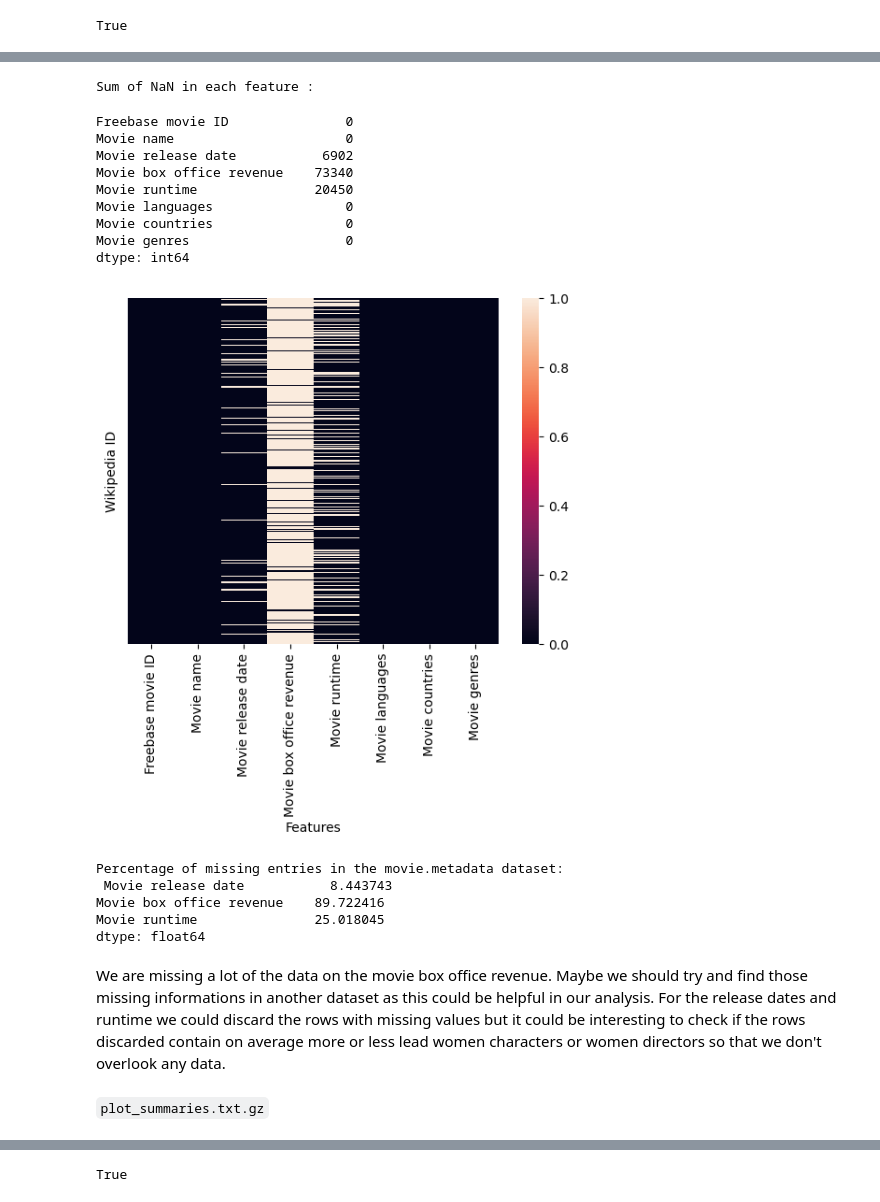
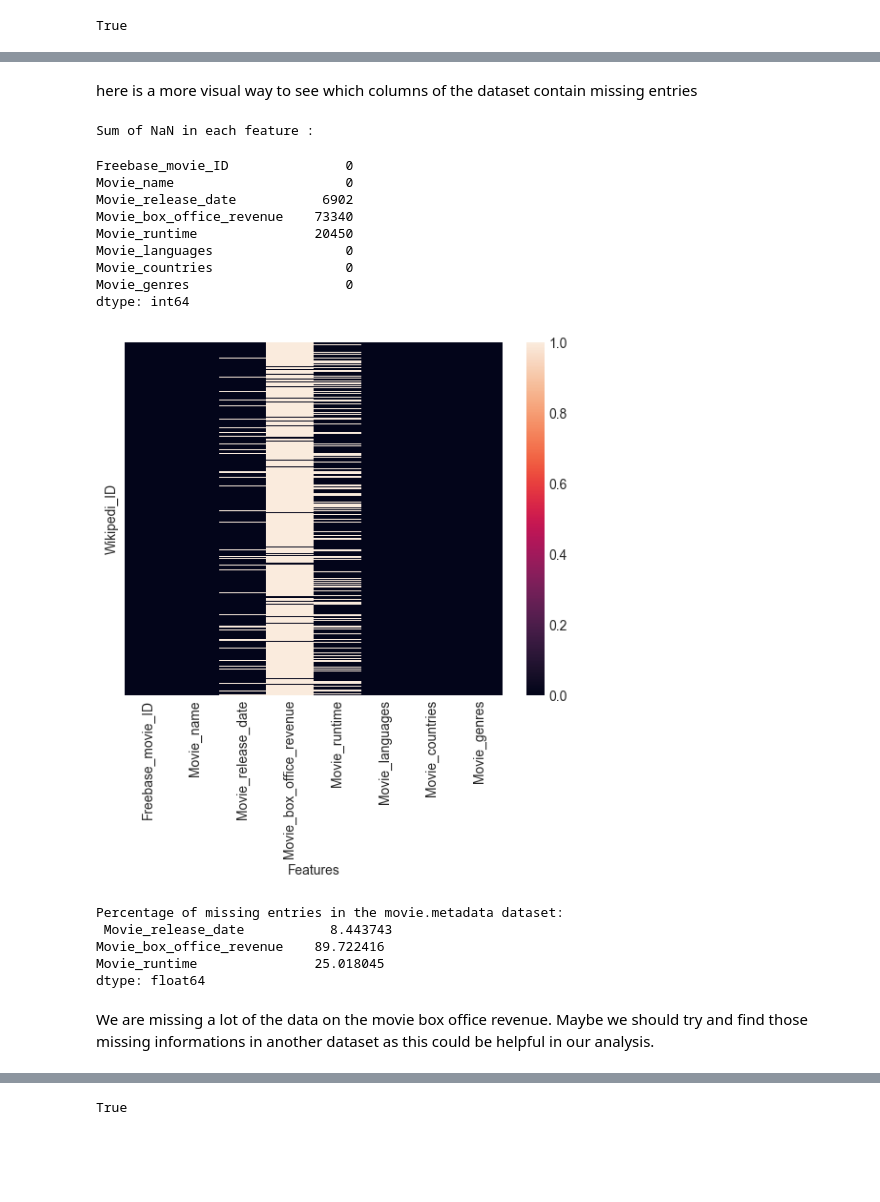
Before and after one commit to epfl-ada/ada-2022-project-cyga, a Jupyter notebook: preprocessing.ipynb, the cells around one changed output, grey strips where cells are left out. Drawn from its saved outputs; the diff is of its cells as text; code cells hidden in the pictures; blank space fills up the shorter version.

```diff
--- a/preprocessing.ipynb
+++ b/preprocessing.ipynb
@@ -151,33 +99,31 @@ We also need to look for any column containing NaN values and see what we want t
 print("Reading in movie data")
 
 #Read in movie metadata, plot summaries, and character metadata.
-movie_headers = ['Wikipedia movie ID', 'Freebase movie ID', 'Movie name','Movie release date','Movie box office revenue',
-                 'Movie runtime','Movie languages','Movie countries','Movie genres']
-plot_headers = ['Wikipedia movie ID','Plot Summary']
-character_headers = ['Wikipedia movie ID', 'Freebase movie ID','Movie release date','Character name','Actor date of birth',
-                     'Actor gender','Actor height','Actor ethnicity','Actor name','Actor age at movie release',
-                     'Freebase character/actor map ID','Freebase character ID','Freebase actor ID']
-name_clusters_headers=['Character name', 'id']
-name_clusters_headers=['Character name', 'id']
-tv_tropes_cluster_headers=['Trope','Character name','movie','id','actor']
+movie_headers = ['Wikipedia_movie_ID', 'Freebase_movie_ID', 'Movie_name','Movie_release_date','Movie_box_office_revenue',
+                 'Movie_runtime','Movie_languages','Movie_countries','Movie_genres']
+plot_headers = ['Wikipedia_movie_ID','Plot_Summary']
+character_headers = ['Wikipedia_movie_ID', 'Freebase_movie_ID','Movie_release_date','Character_name','Actor_date_of_birth',
+                     'Actor_gender','Actor_height','Actor_ethnicity','Actor_name','Actor_age_at_movie_release',
+                     'Freebase_character_actor_map_ID','Freebase_character_ID','Freebase_actor_ID']
+name_clusters_headers=['Character_name', 'id']
+name_clusters_headers=['Character_name', 'id']
+tv_tropes_cluster_headers=['Trope','Character_name','movie','id','actor']
 
 
 movie_metadata = pd.read_csv(PATH_MOVIE_METADATA,sep='\t',header=None,names=movie_headers,index_col=0)
 plot_summaries = pd.read_csv(PATH_PLOT_SUMMARY,sep='\t',index_col=0,names=plot_headers)
-character_metadata = pd.read_csv(PATH_CHARACTER_METADATA,sep='\t',header=None,names=character_headers,index_col='Wikipedia movie ID')
+character_metadata = pd.read_csv(PATH_CHARACTER_METADATA,sep='\t',header=None,names=character_headers,index_col='Wikipedia_movie_ID')
 name_clusters=pd.read_csv(PATH_NAME_CLUSTERS,sep='\t',header=None,names=name_clusters_headers,index_col='id')
 tv_tropes_clusters = pd.read_csv(PATH_TV_TROPES_CLUSTERS,sep='\t',header=None).apply(dict_to_cols, axis=1, result_type='expand')
-
 tv_tropes_clusters.columns = tv_tropes_cluster_headers
 tv_tropes_clusters.set_index('id')
-movie_metadata['Movie languages']=movie_metadata['Movie languages'].apply(lambda x: dict_to_lst(x))
-movie_metadata['Movie countries']=movie_metadata['Movie countries'].apply(lambda x: dict_to_lst(x))
-movie_metadata['Movie genres']=movie_metadata['Movie genres'].apply(lambda x: dict_to_lst(x))
-
-display(movie_metadata.head())
-display(plot_summaries.head())
-display(character_metadata.head())
-display(name_clusters.head())
-display(tv_tropes_clusters.head())
+movie_metadata['Movie_languages']=movie_metadata['Movie_languages'].apply(lambda x: dict_to_lst(x))
+movie_metadata['Movie_countries']=movie_metadata['Movie_countries'].apply(lambda x: dict_to_lst(x))
+movie_metadata['Movie_genres']=movie_metadata['Movie_genres'].apply(lambda x: dict_to_lst(x))
+movie_metadata
+'''
+s'il y moyen de taper les 3 dernières lignes en une ce serait nickel!!
+'''
+movie_metadata
 # %% [output]
 Reading in movie data
@@ -235,34 +171,34 @@ Movie genres                False
 dtype: bool
+# %% [markdown]
+here is a more visual way to see which columns of the dataset contain missing entries
 # %%
 ax=sns.heatmap(movie_metadata.isna(), yticklabels=False)
-ax.set(xlabel="Features", ylabel="Wikipedia ID")
+ax.set(xlabel="Features", ylabel="Wikipedi_ID")
 print('Sum of NaN in each feature : ')
 movie_metadata.isna().sum(axis = 0)
 # %% [output]
 Sum of NaN in each feature :
-Freebase movie ID               0
-Movie name                      0
-Movie release date           6902
-Movie box office revenue    73340
-Movie runtime               20450
-Movie languages                 0
-Movie countries                 0
-Movie genres                    0
+Freebase_movie_ID               0
+Movie_name                      0
+Movie_release_date           6902
+Movie_box_office_revenue    73340
+Movie_runtime               20450
+Movie_languages                 0
+Movie_countries                 0
+Movie_genres                    0
 dtype: int64
-[figure, old version]
+[figure, new version]
 # %%
 n_movie=len(movie_metadata)
-print('Percentage of missing entries in the movie.metadata dataset:\n', 100*movie_metadata[['Movie release date', 'Movie box office revenue', 'Movie runtime']].isna().sum() / n_movie)
+print('Percentage of missing entries in the movie.metadata dataset:\n', 100*movie_metadata[['Movie_release_date', 'Movie_box_office_revenue', 'Movie_runtime']].isna().sum() / n_movie)
 # %% [output]
 Percentage of missing entries in the movie.metadata dataset:
- Movie release date           8.443743
-Movie box office revenue    89.722416
-Movie runtime               25.018045
+ Movie_release_date           8.443743
+Movie_box_office_revenue    89.722416
+Movie_runtime               25.018045
 dtype: float64
 # %% [markdown]
-We are missing a lot of the data on the movie box office revenue. Maybe we should try and find those missing informations in another dataset as this could be helpful in our analysis. For the release dates and runtime we could discard the rows with missing values but it could be interesting to check if the rows discarded contain on average more or less lead women characters  or women directors so that we don't overlook any data.
+We are missing a lot of the data on the movie box office revenue. Maybe we should try and find those missing informations in another dataset as this could be helpful in our analysis.
-# %% [markdown]
-`plot_summaries.txt.gz`
 # %%
 plot_summaries.head()
 # %% [output]
```
Also changed, not shown: parts of 80 cells of this notebook.
